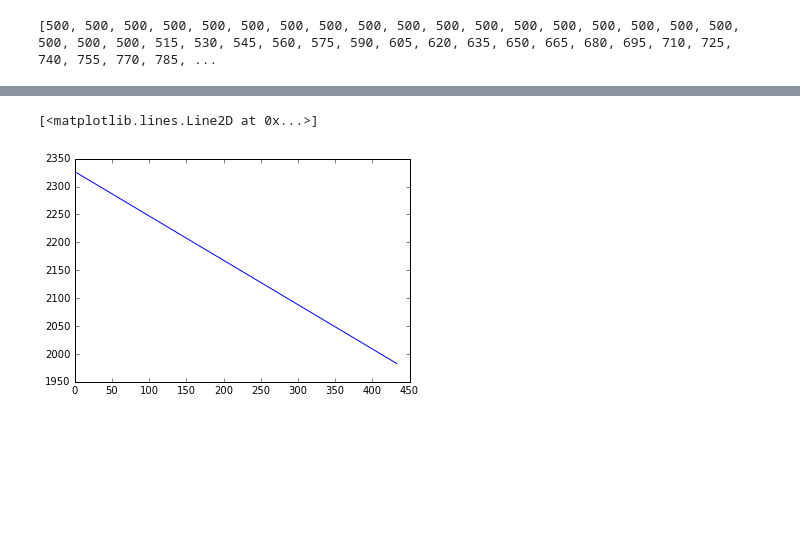
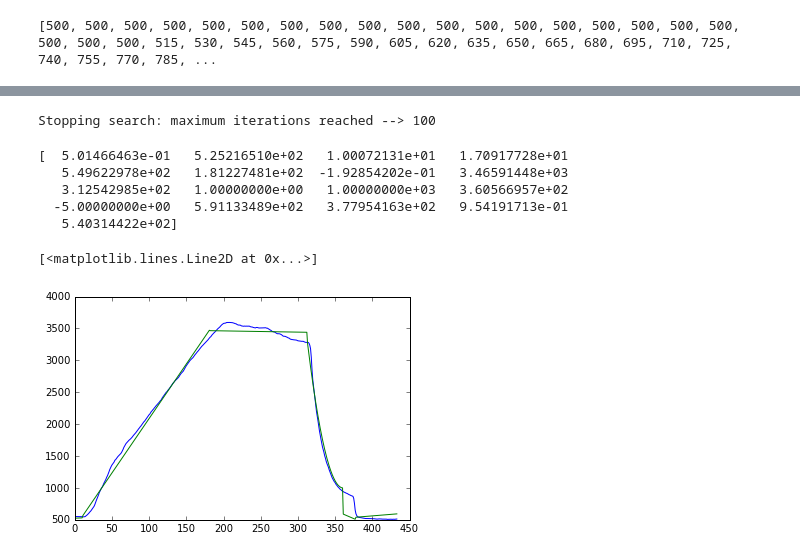
Before and after one commit to pvanheus/phase_recognition, a Jupyter notebook: phase_recognition.ipynb, the cells around one changed output, grey strips where cells are left out. Saved outputs shown, nothing was run; the diff lists cells and outputs as text; code cells hidden in the pictures; blank space fills up the shorter version.

Commit message:
* Use pyswarm.pso for parameter optimisation

```diff
--- a/phase_recognition.ipynb
+++ b/phase_recognition.ipynb
@@ -103,0 +101,2 @@ print(optimal_params)
+# %%
+y_list = list(data['CO2'])
@@ -104,6 +142,54 @@ print(optimal_params)
+# %%
+#               a1  a2  A
+upper_bounds = (1.5, 550, 40,
+#               b1  b2  B
+                20, 600, 220,
+#               c1  c2  C
+                0, 3700, 350,
+#               d1  d2  D
+                2, 2000, 390,
+#               e1  e2  E
+                -5, 600, 400,
+#               f1  f2
+                1.5, 600
+               )
+# %%
+optimal_params, min_error = pyswarm.pso(func=curve2, lb=lower_bounds, ub=upper_bounds, args=(y_list))
+# %% [output]
+Stopping search: maximum iterations reached --> 100
+# %%
+print(optimal_params)
+# %% [output]
+[  5.01466463e-01   5.25216510e+02   1.00072131e+01   1.70917728e+01
+   5.49622978e+02   1.81227481e+02  -1.92854202e-01   3.46591448e+03
+   3.12542985e+02   1.00000000e+00   1.00000000e+03   3.60566957e+02
+  -5.00000000e+00   5.91133489e+02   3.77954163e+02   9.54191713e-01
+   5.40314422e+02]
+# %%
+def curve2_vals(params, *args):
+    (a1, a2, A, b1, b2, B, c1, c2, C, d1, d2, D, e1, e2, E, f1, f2) = params
+    data = args[0]
+    results = []
+    for i, x in enumerate(range(len(data))):
+        if x <= A:
+            y = a1*x + a2
+        elif x > A and x <= B:
+            y = b1*(x - A) + b2
+        elif x > B and x <= C:
+            y = c1*(x - B) + c2
+        elif x > C and x <= D:
+            y = (d1*(x-D))**2 + d2
+#             y = d1*(x - C) + d2
+        elif x > D and x <= E:
+            y = e1*(x - D) + e2
+        elif x > E:
+            y = f1*(x - E) + f2
+        results.append(y)
+    return results
 # %%
 plt.figure()
-plt.plot(curve(range(len(data)), *optimal_params))
+plt.plot(y_list)
+plt.plot(curve2_vals(optimal_params, y_list))
 # %% [output]
 [<matplotlib.lines.Line2D at 0x...>]
-[figure, old version]
+[figure, new version]
```
Also changed, not shown: parts of 18 cells of this notebook.
